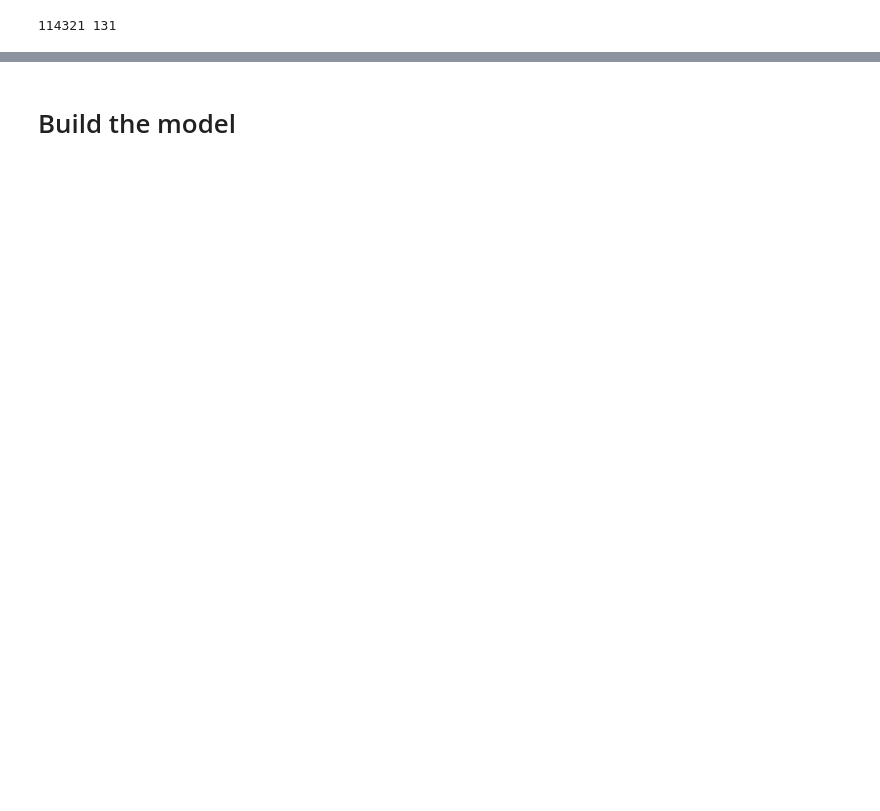
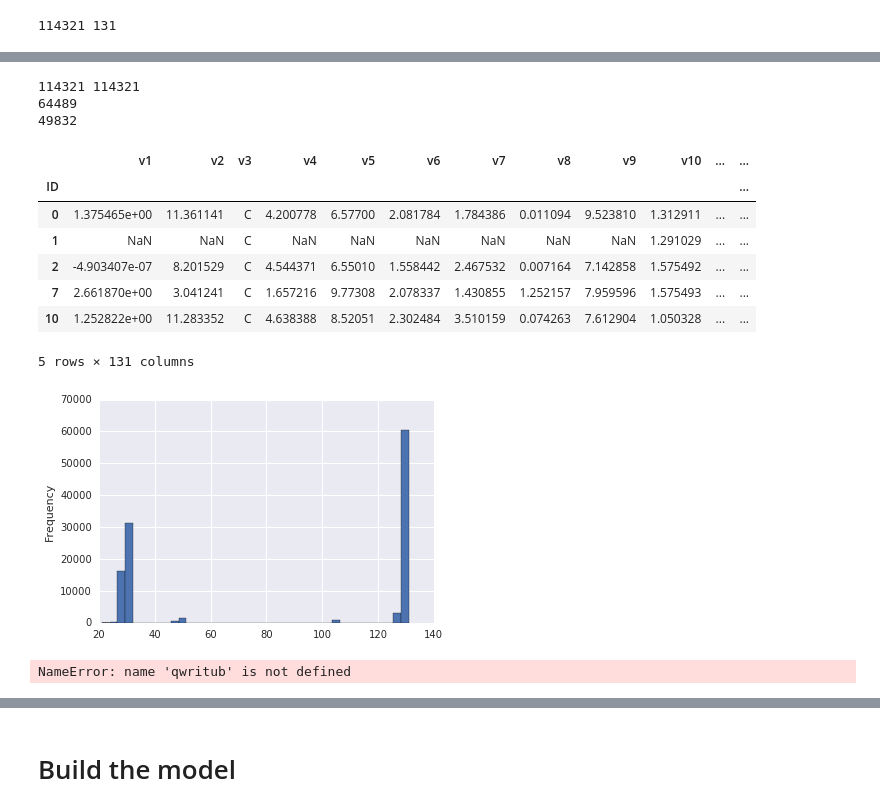
Before and after one commit to davidwilkinson/kaggle_hackathon_march2016, a Jupyter notebook: giovanni_notebook.ipynb, the cells around one changed output, grey strips where cells are left out. Cells and saved outputs as stored; diff of their text form; code cells hidden in the pictures; blank space fills up the shorter version.

```diff
--- a/giovanni_notebook.ipynb
+++ b/giovanni_notebook.ipynb
@@ -114,0 +254,30 @@ print train.shape[0], train.shape[1]
+# %%
+print temp.shape[0], train.shape[0]
+train1 = train[temp['sum']>80]
+train2 = train[temp['sum']<80]
+train1.to_csv("train1.csv", index_col=0)
+train2.to_csv("train2.csv", index_col=0)
+# %% [output]
+114321 114321
+64489
+49832
+# %%
+null_dic = {}
+temp = pd.DataFrame()
+
+for i in cols:
+    temp = pd.concat([temp, test[i].notnull()], axis=1)
+
+temp.sum(axis=1).plot(kind='hist', bins=40)
+temp['sum'] = temp.sum(axis=1)
+test.head()
+# %% [output]
+|  | v1 | v2 | v3 | v4 | v5 | v6 | v7 | v8 | v9 | v10 | ... | ... |
+| ID |  |  |  |  |  |  |  |  |  |  |  | ... |
+| 0 | 1.375465e+00 | 11.361141 | C | 4.200778 | 6.57700 | 2.081784 | 1.784386 | 0.011094 | 9.523810 | 1.312911 | ... | ... |
+| 1 | NaN | NaN | C | NaN | NaN | NaN | NaN | NaN | NaN | 1.291029 | ... | ... |
+| 2 | -4.903407e-07 | 8.201529 | C | 4.544371 | 6.55010 | 1.558442 | 2.467532 | 0.007164 | 7.142858 | 1.575492 | ... | ... |
+| 7 | 2.661870e+00 | 3.041241 | C | 1.657216 | 9.77308 | 2.078337 | 1.430855 | 1.252157 | 7.959596 | 1.575493 | ... | ... |
+| 10 | 1.252822e+00 | 11.283352 | C | 4.638388 | 8.52051 | 2.302484 | 3.510159 | 0.074263 | 7.612904 | 1.050328 | ... | ... |
+5 rows × 131 columns
+[figure, added]
@@ -114,0 +289,4 @@ print train.shape[0], train.shape[1]
+# %%
+qwritub+=1
+# %% [output]
+NameError: name 'qwritub' is not defined
```
Also changed, not shown: parts of 28 cells of this notebook.
